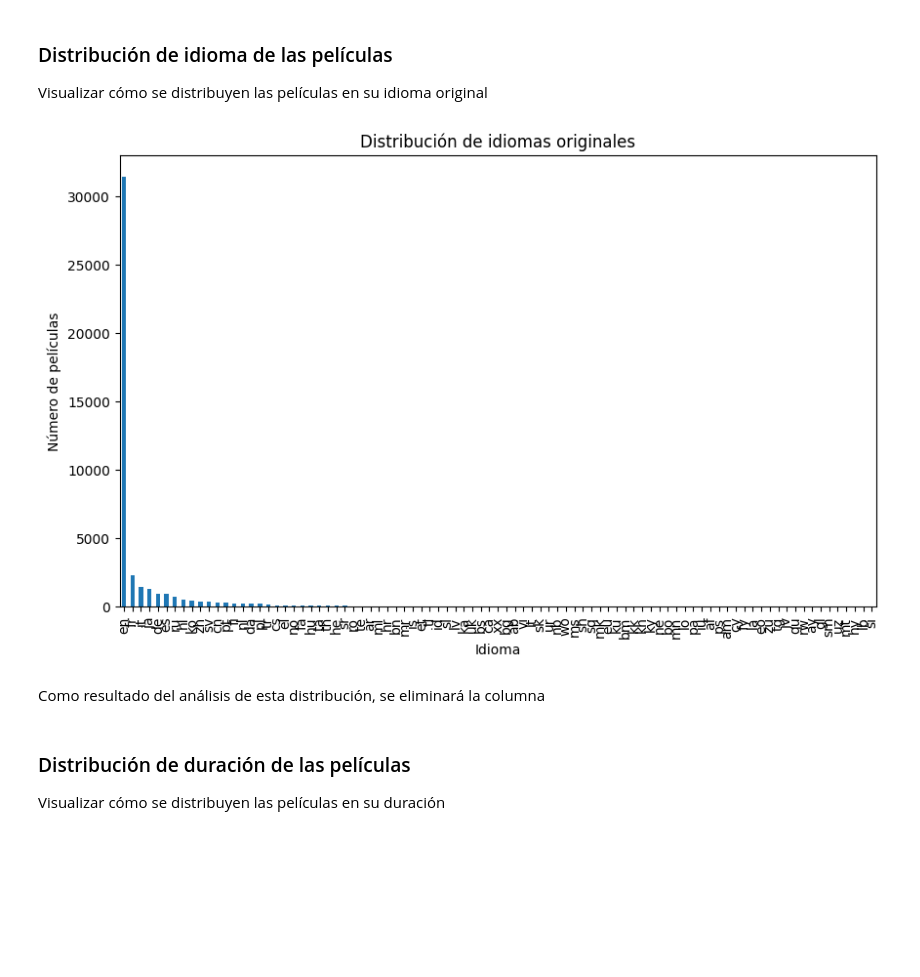
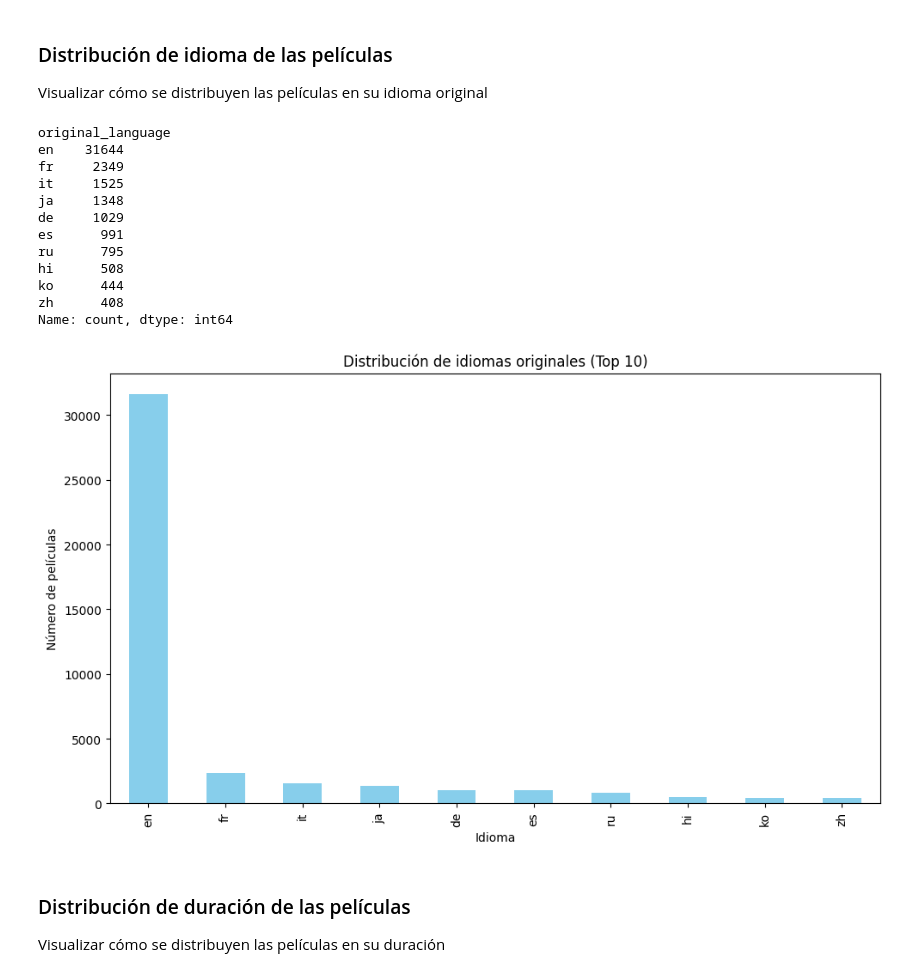
Before and after one commit to alejocampos1/Movies_Recommendation_2024, a Jupyter notebook: Notebooks/eda.ipynb, the cells around one changed output. Cells and saved outputs as stored; diff of their text form; code cells hidden in the pictures; blank space fills up the shorter version.

```diff
--- a/Notebooks/eda.ipynb
+++ b/Notebooks/eda.ipynb
@@ -208,13 +208,28 @@ df_movies_filtered = df_movies_filtered[df_movies_filtered['release_year'] >= 19
 ### Distribución de idioma de las películas
 Visualizar cómo se distribuyen las películas en su idioma original
 # %%
-# Contar los valores de original_language
-df_movies_filtered['original_language'].value_counts().plot(kind='bar', figsize=(10,6))
-plt.title('Distribución de idiomas originales')
+# Obtener los top 5 idiomas originales
+top5_languages = df_movies_filtered['original_language'].value_counts().head(10)
+print(top5_languages)
+
+# Crear el gráfico de barras para los top 10
+top5_languages.plot(kind='bar', figsize=(10,6), color='skyblue')
+plt.title('Distribución de idiomas originales (Top 10)')
 plt.xlabel('Idioma')
 plt.ylabel('Número de películas')
+plt.tight_layout()
 plt.show()
 # %% [output]
+original_language
+en    31644
+fr     2349
+it     1525
+ja     1348
+de     1029
+es      991
+ru      795
+hi      508
+ko      444
+zh      408
+Name: count, dtype: int64
-[figure, old version]
+[figure, new version]
-# %% [markdown]
-Como resultado del análisis de esta distribución, se eliminará la columna
```
Also changed, not shown: parts of 13 cells of this notebook, 3 other files.
